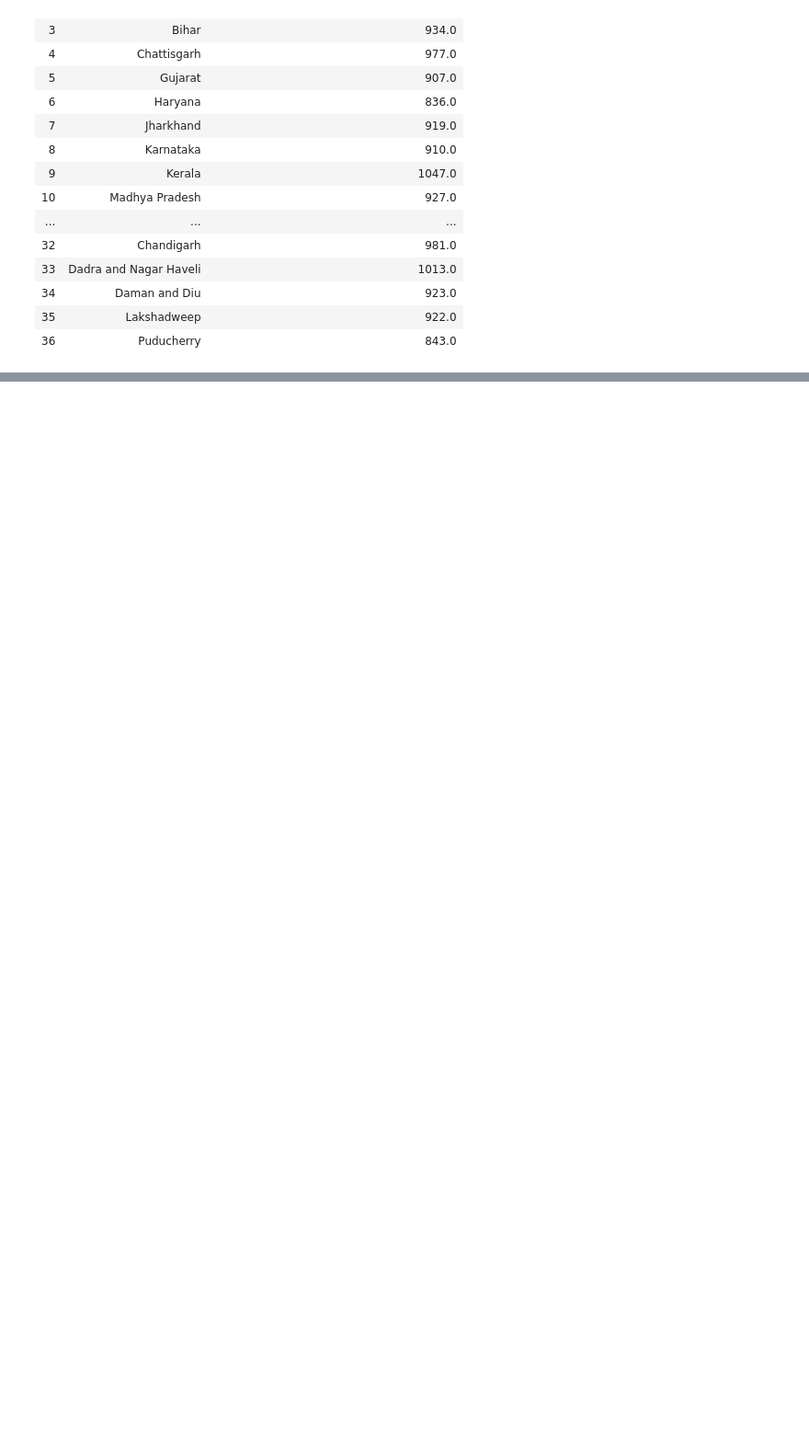
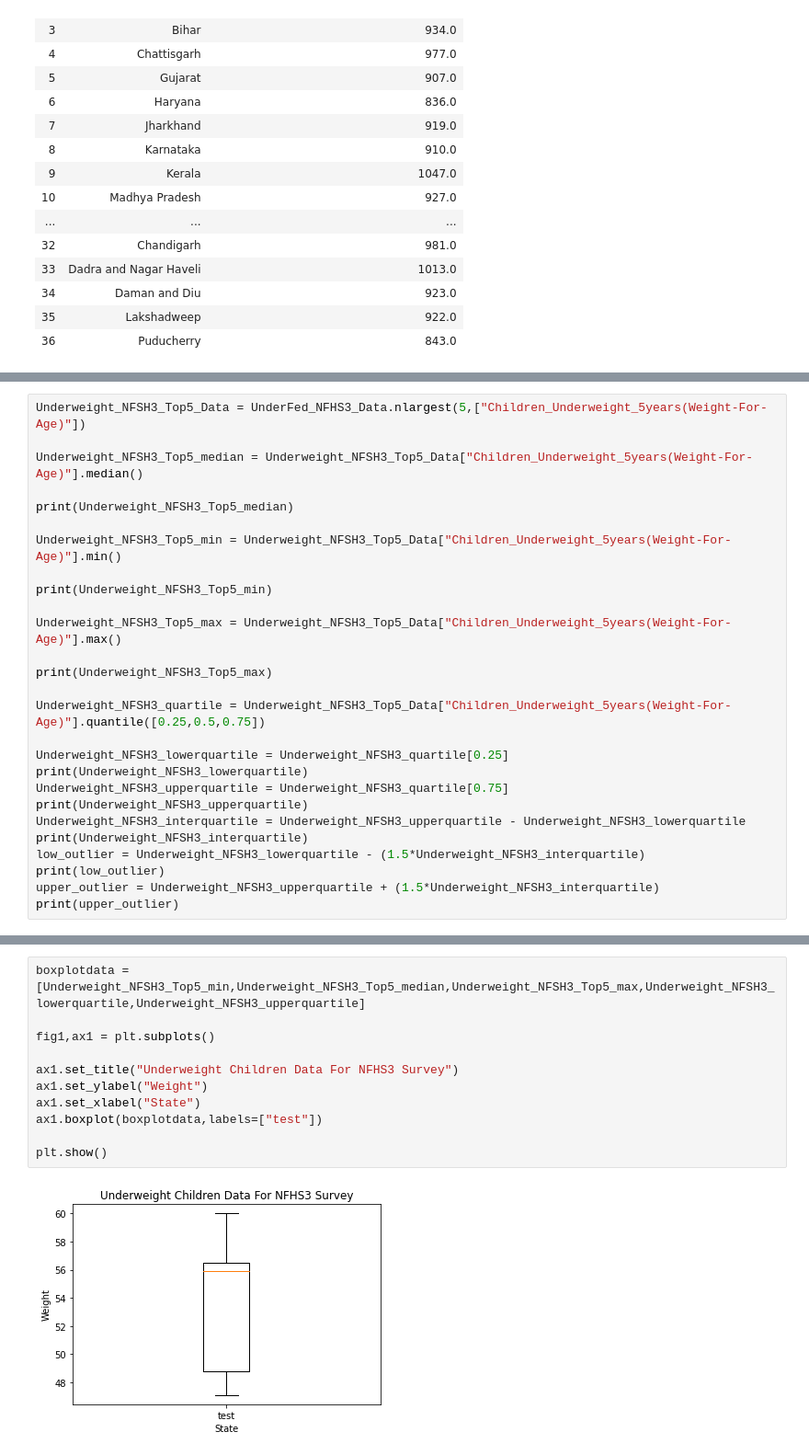
Before and after one commit to narayanan-nithya/Group_Project_Nutritional_Analysis_Of_Children_Under_Age_5, a Jupyter notebook: Nutritional_Data_Analysis.ipynb, the cells around one changed output, grey strips where cells are left out. Shown at 92% size. Saved outputs shown, nothing was run; the diff lists cells and outputs as text; blank space fills up the shorter version.

```diff
--- a/Nutritional_Data_Analysis.ipynb
+++ b/Nutritional_Data_Analysis.ipynb
@@ -678,0 +716,27 @@ Female_Gender_NFHS3_NFHS4.head(50)
+# %%
+Underweight_NFSH3_Top5_Data = UnderFed_NFHS3_Data.nlargest(5,["Children_Underweight_5years(Weight-For-Age)"])
+
+Underweight_NFSH3_Top5_median = Underweight_NFSH3_Top5_Data["Children_Underweight_5years(Weight-For-Age)"].median()
+
+print(Underweight_NFSH3_Top5_median)
+
+Underweight_NFSH3_Top5_min = Underweight_NFSH3_Top5_Data["Children_Underweight_5years(Weight-For-Age)"].min()
+
+print(Underweight_NFSH3_Top5_min)
+
+Underweight_NFSH3_Top5_max = Underweight_NFSH3_Top5_Data["Children_Underweight_5years(Weight-For-Age)"].max()
+
+print(Underweight_NFSH3_Top5_max)
+
+Underweight_NFSH3_quartile = Underweight_NFSH3_Top5_Data["Children_Underweight_5years(Weight-For-Age)"].quantile([0.25,0.5,0.75])
+
+Underweight_NFSH3_lowerquartile = Underweight_NFSH3_quartile[0.25]
+print(Underweight_NFSH3_lowerquartile)
+Underweight_NFSH3_upperquartile = Underweight_NFSH3_quartile[0.75]
+print(Underweight_NFSH3_upperquartile)
+Underweight_NFSH3_interquartile = Underweight_NFSH3_upperquartile - Underweight_NFSH3_lowerquartile
+print(Underweight_NFSH3_interquartile)
+low_outlier = Underweight_NFSH3_lowerquartile - (1.5*Underweight_NFSH3_interquartile)
+print(low_outlier)
+upper_outlier = Underweight_NFSH3_upperquartile + (1.5*Underweight_NFSH3_interquartile)
+print(upper_outlier)
@@ -678,0 +752,13 @@ Female_Gender_NFHS3_NFHS4.head(50)
+# %%
+boxplotdata = [Underweight_NFSH3_Top5_min,Underweight_NFSH3_Top5_median,Underweight_NFSH3_Top5_max,Underweight_NFSH3_lowerquartile,Underweight_NFSH3_upperquartile]
+
+fig1,ax1 = plt.subplots()
+
+ax1.set_title("Underweight Children Data For NFHS3 Survey")
+ax1.set_ylabel("Weight")
+ax1.set_xlabel("State")
+ax1.boxplot(boxplotdata,labels=["test"])
+
+plt.show()
+# %% [output]
+[figure, added]
```
Also changed, not shown: parts of 6 cells of this notebook.
